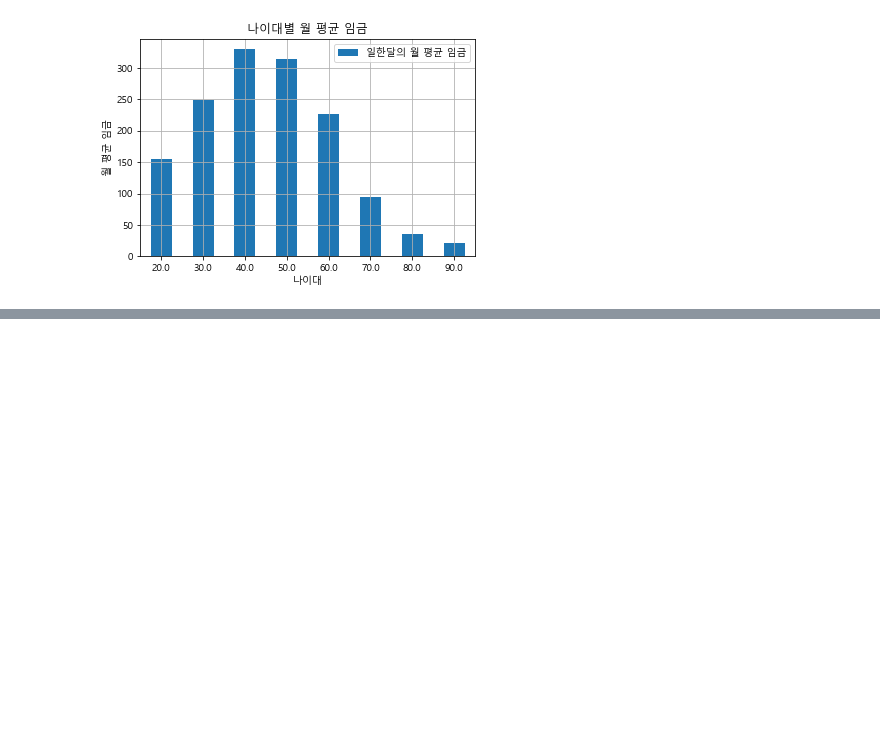
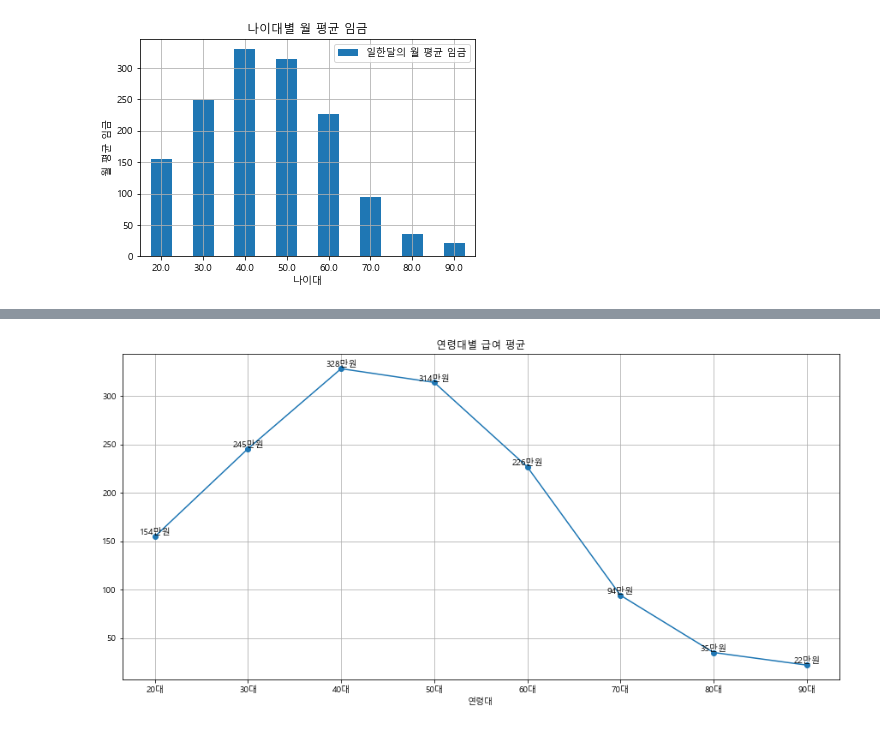
Before and after one commit to wsc9150/TIL, a Jupyter notebook: Python/Numpy, Pandas/Visualization[실습-01].ipynb, the cells around one changed output, grey strips where cells are left out. Saved outputs shown, nothing was run; the diff lists cells and outputs as text; code cells hidden in the pictures; blank space fills up the shorter version.

```diff
--- a/Python/Numpy, Pandas/Visualization[실습-01].ipynb
+++ b/Python/Numpy, Pandas/Visualization[실습-01].ipynb
@@ -342,0 +461,44 @@ for i in range(len(birth_salary_df)):
+# %%
+# 연령대별 평균 급여 변화
+# 시각화 plot()
+
+salary_df = want_columns_df[['태어난 연도', '일한달의 월 평균 임금']]
+salary_df.head()
+
+# 연령대 컬럼 생성
+salary_df['연령대'] = (dt.datetime.now().year - salary_df['태어난 연도'] + 1) // 10 * 10
+salary_df.head()
+
+# 결측치 제거
+salary_df.isna().sum()
+salary_df.dropna(inplace = True)
+salary_df.head()
+
+# 연령대별 임금의 평균
+salary_df02 = salary_df.groupby('연령대')[['일한달의 월 평균 임금']].mean()
+salary_df02
+
+# 인덱스를 의미있는 이름으로 수정
+reIndex = {}
+for idx in list(salary_df02.index) :
+    reIndex[idx] = '%d대' % idx
+
+salary_df02.rename(index = reIndex, inplace = True)
+salary_df02
+
+# 시각화
+plt.plot(salary_df02.index, salary_df02['일한달의 월 평균 임금'], marker='o')
+plt.rcParams['figure.figsize'] = (15, 7)
+plt.title('연령대별 급여 평균')
+plt.grid()
+plt.xlabel('연령대')
+
+
+# 수치 표시
+for idx, value in enumerate(list(salary_df02['일한달의 월 평균 임금'])) :
+    txt = '%d만원' % value
+    plt.text(idx, value, txt, horizontalalignment = 'center', verticalalignment = 'bottom')
+
+plt.show()
+# %% [output]
+[figure, added]
```
Also changed, not shown: parts of 31 cells of this notebook, 3 other files.
